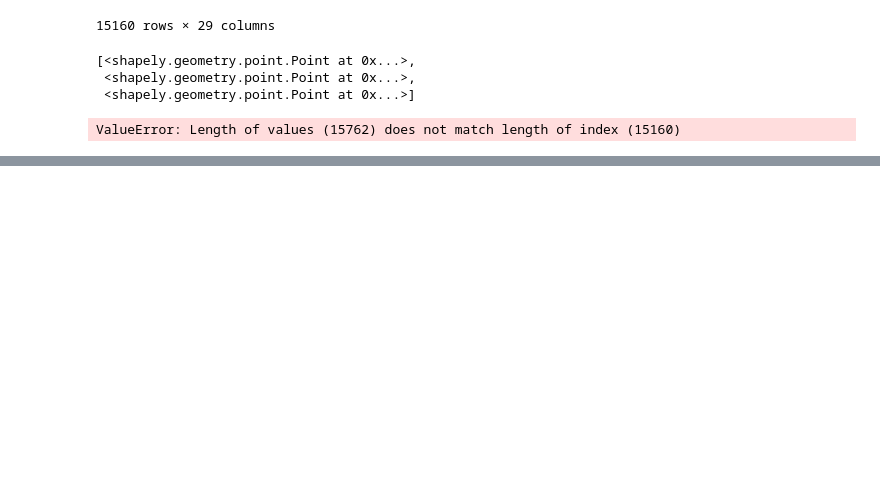
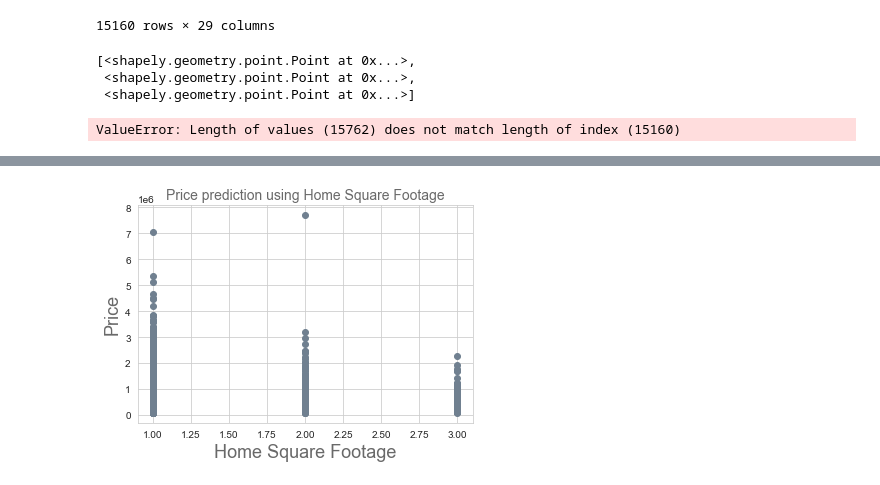
Before and after one commit to angelagjp/110920-pt-phase-2-project, a Jupyter notebook: notebooks/Phase2_project _workbook.ipynb, the cells around one changed output, grey strips where cells are left out. Drawn from its saved outputs; the diff is of its cells as text; code cells hidden in the pictures; blank space fills up the shorter version.

```diff
--- a/notebooks/Phase2_project _workbook.ipynb
+++ b/notebooks/Phase2_project _workbook.ipynb
@@ -916,0 +960,15 @@ model_three.summary()
+# %%
+y= (df_newnew['price'])
+x = (df_newnew[['landmark_place_count']])
+
+
+
+# use the scatter function
+plt.scatter( x, y, color= 'slategrey')
+plt.title("Price prediction using Home Square Footage", fontsize=14, fontweight=0, color='dimgrey')
+plt.xlabel("Home Square Footage", fontsize=18, fontweight=0, color='dimgrey')
+plt.ylabel("Price", fontsize=18, fontweight=0, color='dimgrey')
+
+plt.show()
+# %% [output]
+[figure, added]
```
Also changed, not shown: parts of 9 cells of this notebook, 2 other files.
